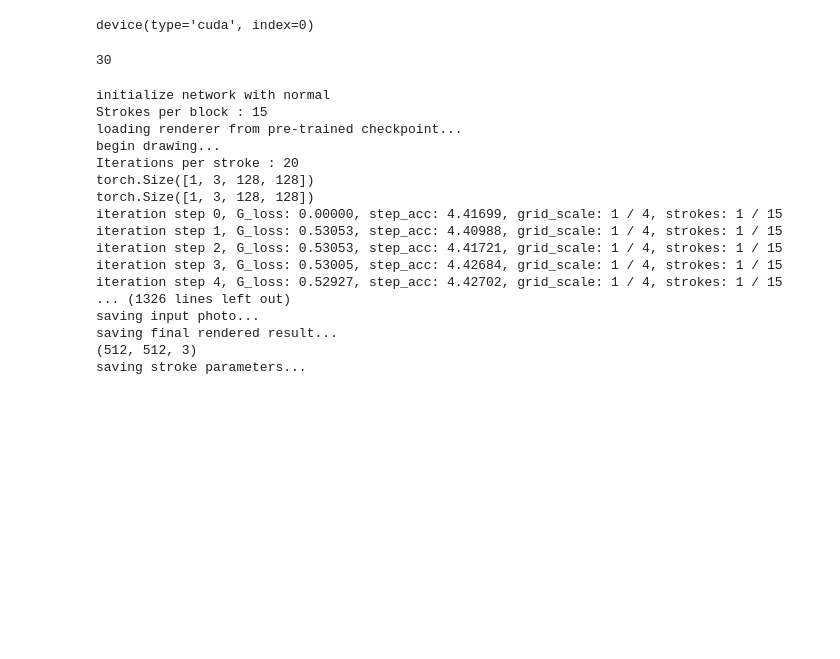
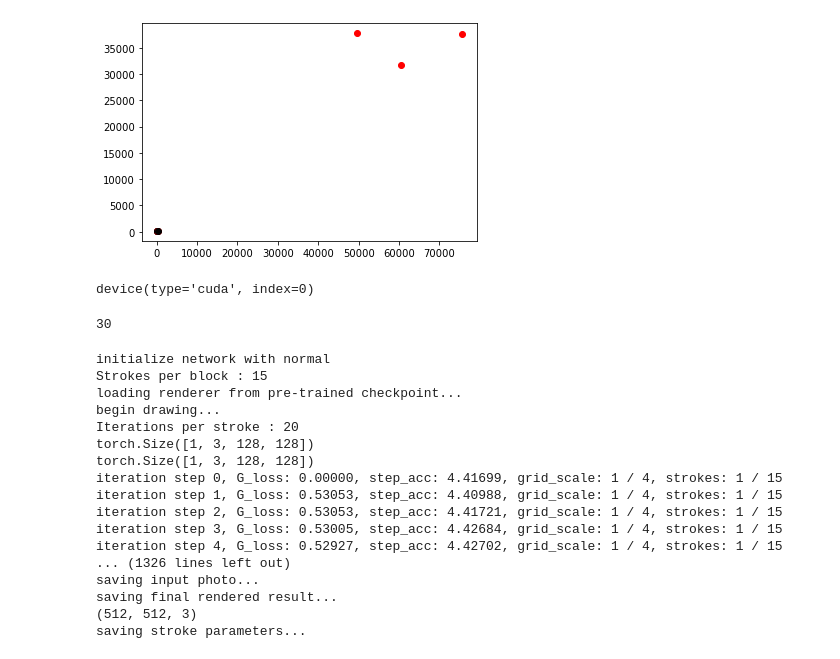
Before and after one commit to AirapetyanZhirayr/OldPainter, a Jupyter notebook: work.ipynb, the cells around one changed output. Saved outputs shown, nothing was run; the diff lists cells and outputs as text; code cells hidden in the pictures; blank space fills up the shorter version.

```diff
--- a/work.ipynb
+++ b/work.ipynb
@@ -0,0 +311,8 @@
+# %%
+path = './batches/joker/batch_0.txt'
+
+
+with open(path, 'r') as f:
+    b0 = json.load(f)
+b0 = b0['commands']
+b0 = [c['data'] for c in b0 if c['action']=='spline_stroke']
@@ -1,3 +333,30 @@
+# %%
+import matplotlib.pyplot as plt
+
+for p in b0:
+#     x = [p['p0']['x'], p['p1']['x'], p['p2']['x']]
+#     y = [p['p0']['y'], p['p1']['y'], p['p2']['y']]
+#     plt.plot(x, y)
+    plt.scatter(p['p0']['x'], p['p0']['y'], color='red')
+    plt.scatter(p['p1']['x'], p['p1']['y'], color='black')
+    plt.scatter(p['p2']['x'], p['p2']['y'], color='red')
+
+# for p in b1:
+#     plt.scatter(p['p0']['x'], p['p0']['y'], color='black')
+# for p in b2:
+#     plt.scatter(p['p0']['x'], p['p0']['y'], color='black')
+
+# for p in b3:
+#     plt.scatter(p['p0']['x'], p['p0']['y'], color='black')
+
+# for p in b4:
+#     plt.scatter(p['p0']['x'], p['p0']['y'], color='black')
+
+
+# for p in b5:
+#     plt.scatter(p['p0']['x'], p['p0']['y'], color='black')
+# %% [output]
+[figure, added]
 # %%
 import argparse
 import torch
```
Also changed, not shown: parts of 10 cells of this notebook, 14 other files.
